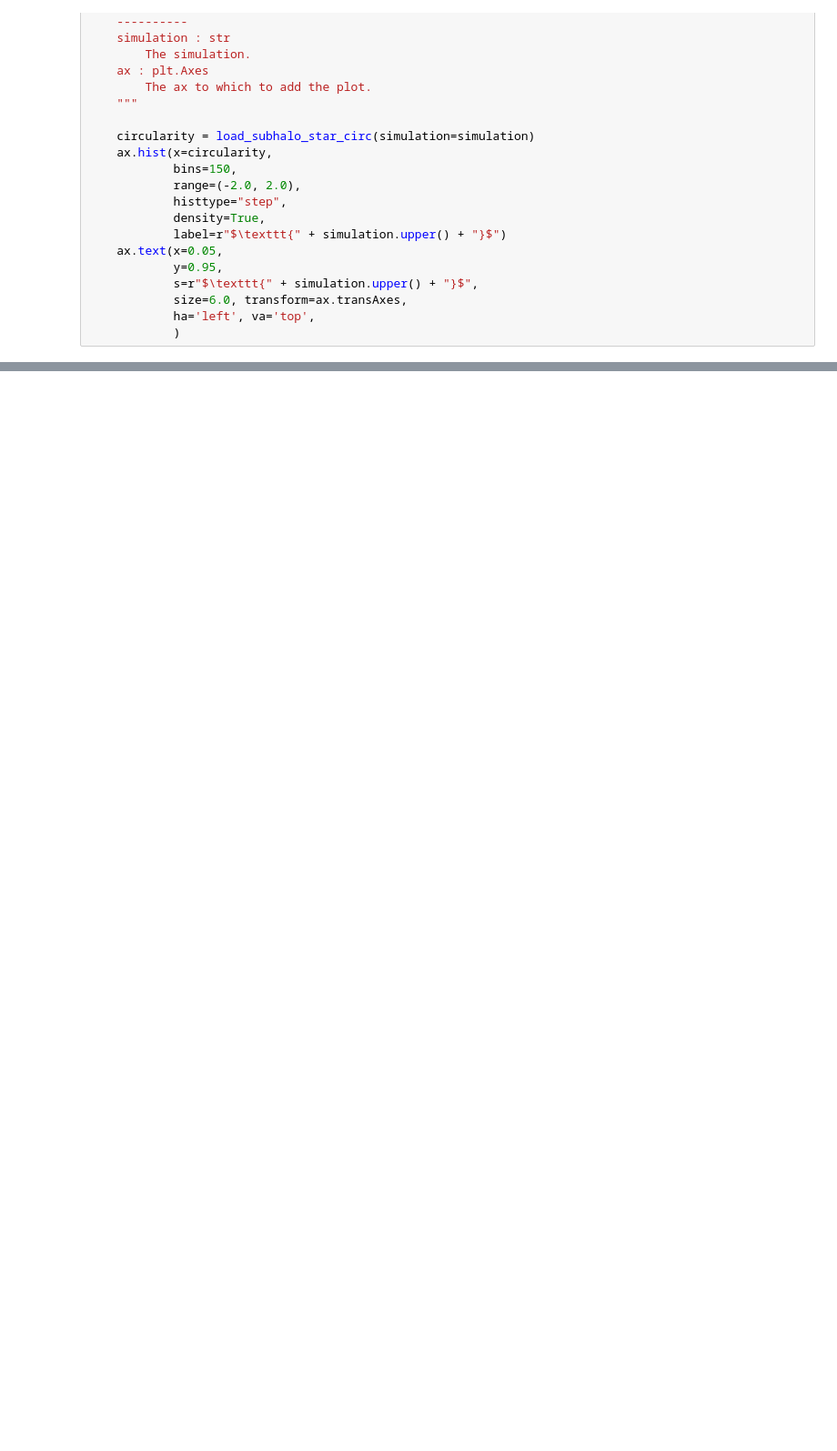
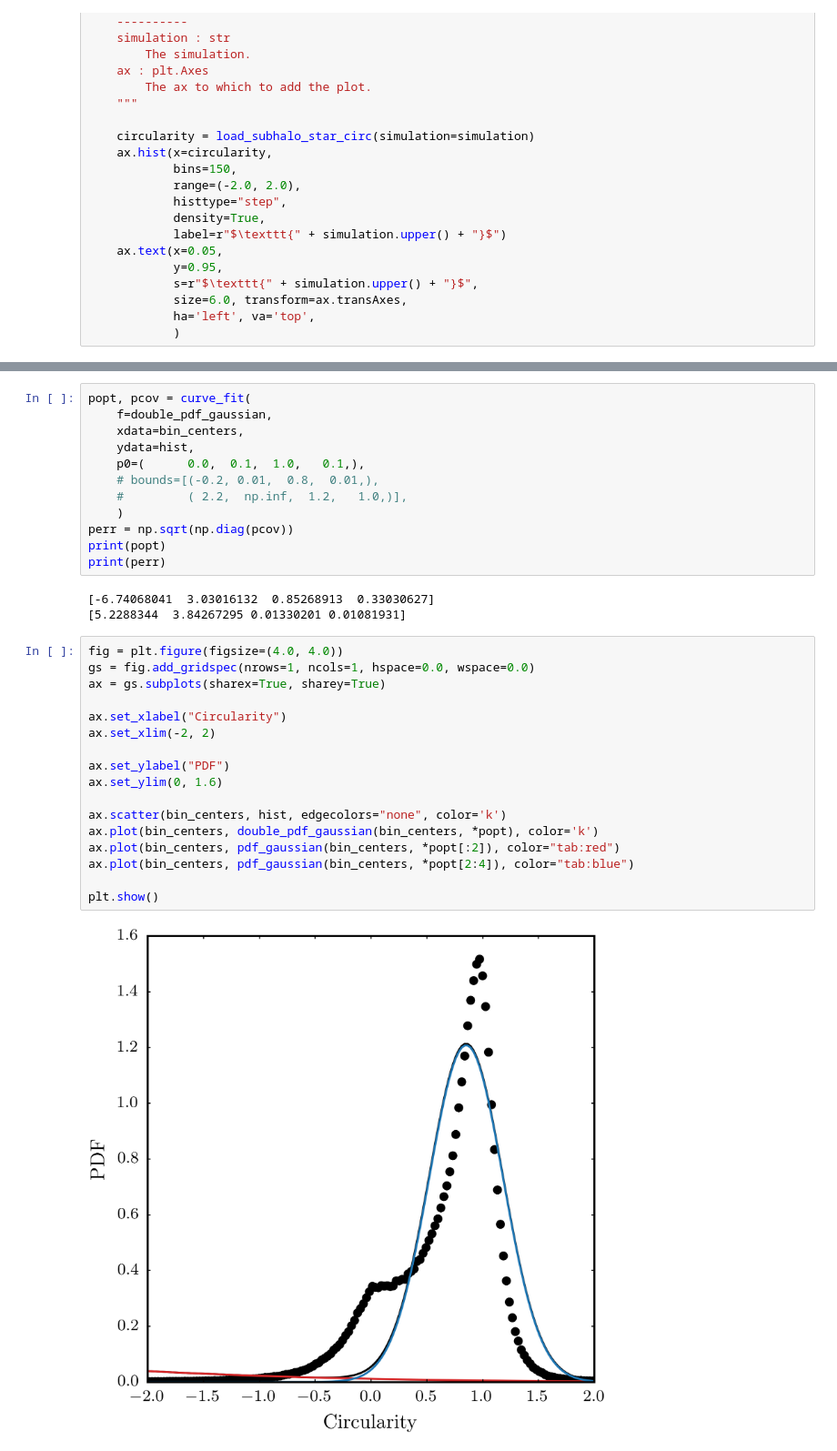
Before and after one commit to ffiza/auriga-metals, a Jupyter notebook: scripts/Circularity.ipynb, the cells around one changed output, grey strips where cells are left out. Shown at 91% size. Drawn from its saved outputs; the diff is of its cells as text; blank space fills up the shorter version.

```diff
--- a/scripts/Circularity.ipynb
+++ b/scripts/Circularity.ipynb
@@ -102,0 +154,34 @@ plot_age_metal_rel_for_sample(simulations=reruns,
+# %%
+popt, pcov = curve_fit(
+    f=double_pdf_gaussian,
+    xdata=bin_centers,
+    ydata=hist,
+    p0=(      0.0,  0.1,  1.0,   0.1,),
+    # bounds=[(-0.2, 0.01,  0.8,  0.01,),
+    #         ( 2.2,  np.inf,  1.2,   1.0,)],
+    )
+perr = np.sqrt(np.diag(pcov))
+print(popt)
+print(perr)
+# %% [output]
+[-6.74068041  3.03016132  0.85268913  0.33030627]
+[5.2288344  3.84267295 0.01330201 0.01081931]
+# %%
+fig = plt.figure(figsize=(4.0, 4.0))
+gs = fig.add_gridspec(nrows=1, ncols=1, hspace=0.0, wspace=0.0)
+ax = gs.subplots(sharex=True, sharey=True)
+
+ax.set_xlabel("Circularity")
+ax.set_xlim(-2, 2)
+
+ax.set_ylabel("PDF")
+ax.set_ylim(0, 1.6)
+
+ax.scatter(bin_centers, hist, edgecolors="none", color='k')
+ax.plot(bin_centers, double_pdf_gaussian(bin_centers, *popt), color='k')
+ax.plot(bin_centers, pdf_gaussian(bin_centers, *popt[:2]), color="tab:red")
+ax.plot(bin_centers, pdf_gaussian(bin_centers, *popt[2:4]), color="tab:blue")
+
+plt.show()
+# %% [output]
+[figure, added]
```
Also changed, not shown: parts of 20 cells of this notebook.
